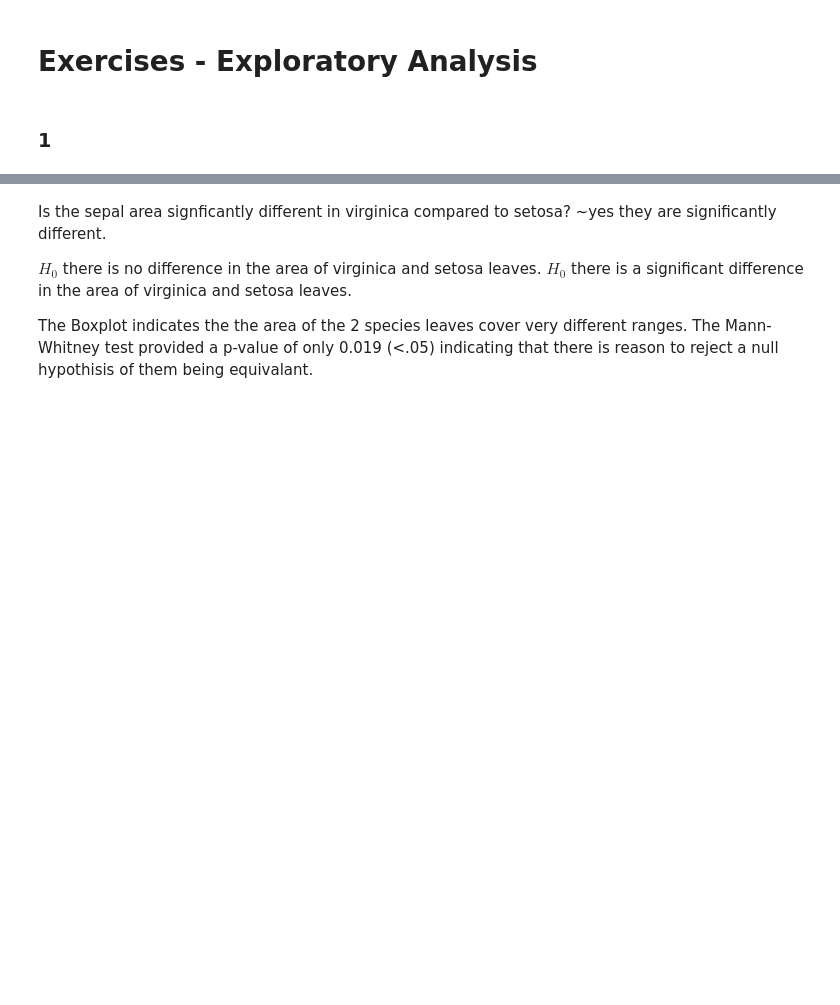
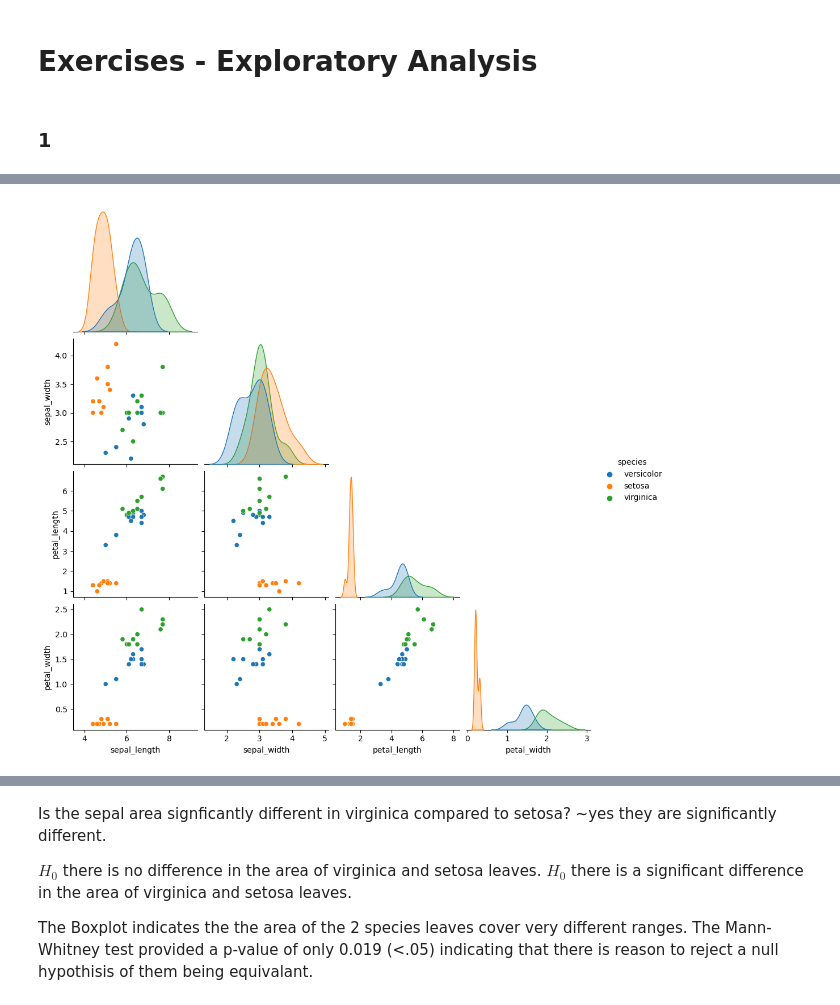
Before and after one commit to scottbarnett97/classification-exercises, a Jupyter notebook: classification_exercises.ipynb, the cells around one changed output, grey strips where cells are left out. Cells and saved outputs as stored; diff of their text form; code cells hidden in the pictures; blank space fills up the shorter version.

```diff
--- a/classification_exercises.ipynb
+++ b/classification_exercises.ipynb
@@ -573,6 +572,6 @@ train.info()
 # Section 1 - iris_db: Using iris data from our mySQL server and the methods used in the lesson above:
 # %%
 # 1. Acquire, prepare & split your data.
-df= get_iris_data()
-df = prep_iris(df)
-train, validate, test = split_data(df,'species')
+df= acq.get_iris_data()
+df = prep.prep_iris(df)
+train, validate, test = prep.split_data(df,'species')
@@ -710,8 +856,11 @@ for measurement_type in ['sepal_length', 'sepal_width', 'petal_length', 'petal_w
       #matrix or something similar) and add color to represent species.
 #
 # %%
-sns.pairplot(data=test, hue='species', vars=['sepal_length', 'sepal_width', 'petal_length', 'petal_width'])
-plt.show
+sns.pairplot(data=test, hue='species', vars=['sepal_length', 'sepal_width', 'petal_length', 'petal_width'],corner=True,
+)
+plt.show()
+# %% [output]
+[figure, added]
 # %%
 #  b. Visualize two numeric variables of the species. Hint: sns.relplot with hue or col
 #
```
Also changed, not shown: parts of 35 cells of this notebook, 2 other files.
